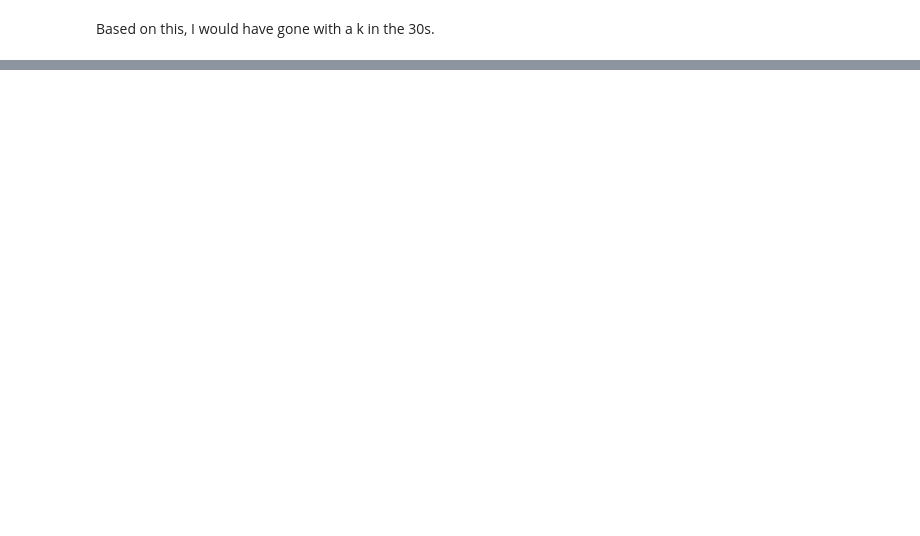
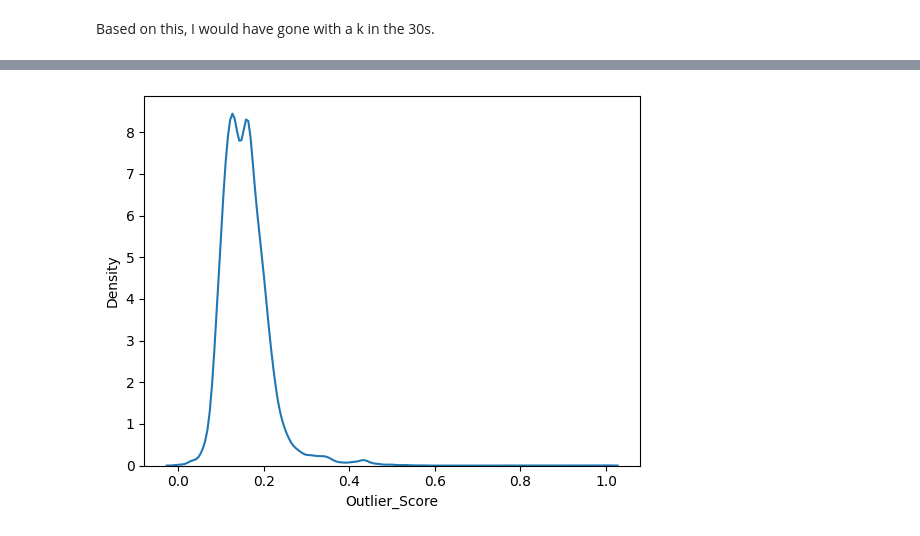
Before and after one commit to hdaniel17/regression, a Jupyter notebook: anomaly-detection/local-minimum-spanning-tree.ipynb, the cells around one changed output, grey strips where cells are left out. Cells and saved outputs as stored; diff of their text form; code cells hidden in the pictures; blank space fills up the shorter version.

```diff
--- a/anomaly-detection/local-minimum-spanning-tree.ipynb
+++ b/anomaly-detection/local-minimum-spanning-tree.ipynb
@@ -125,2 +127,5 @@ plt.plot(k_opt[0], k_opt[1],'.');
 # %% [markdown]
 Based on this, I would have gone with a k in the 30s.
+# %%
+lmst_df = LoMST(hydro_df, selectedk=33)
+lmst_df.sort_values(by='Outlier_Score', ascending=False).head(10)
@@ -126,0 +145,5 @@ Based on this, I would have gone with a k in the 30s.
+# %%
+import seaborn as sns
+sns.kdeplot(lmst_df['Outlier_Score']);
+# %% [output]
+[figure, added]
```
Also changed, not shown: parts of 5 cells of this notebook, 1 other file.
